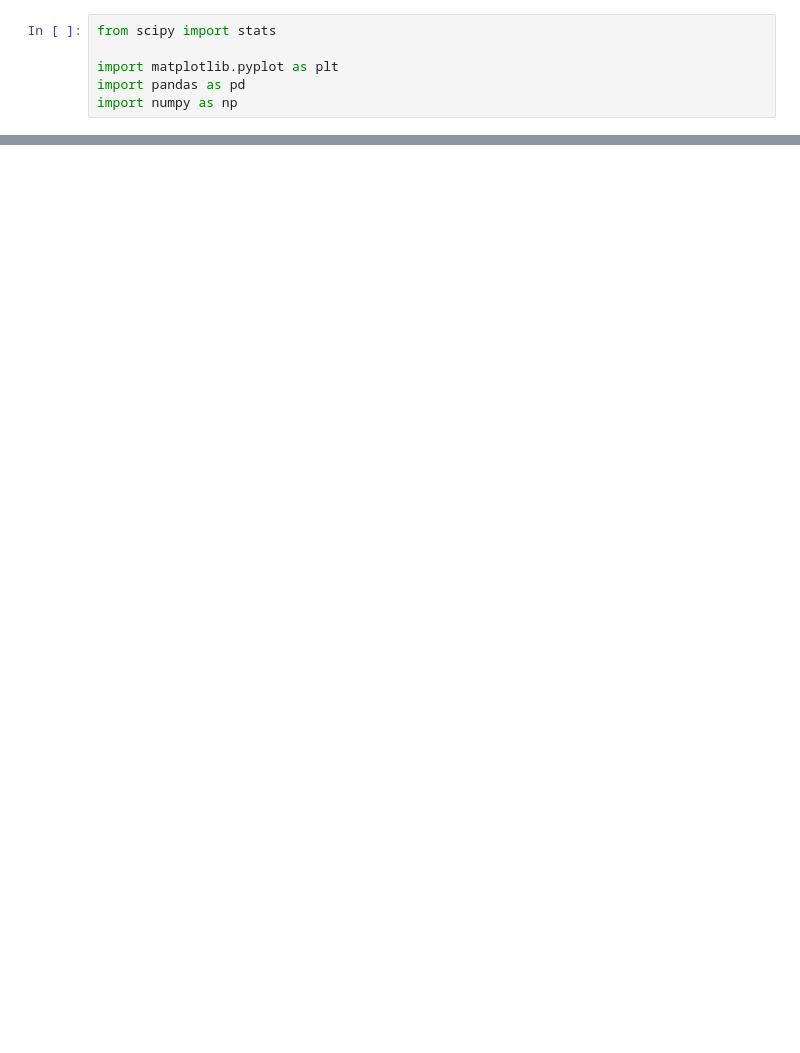
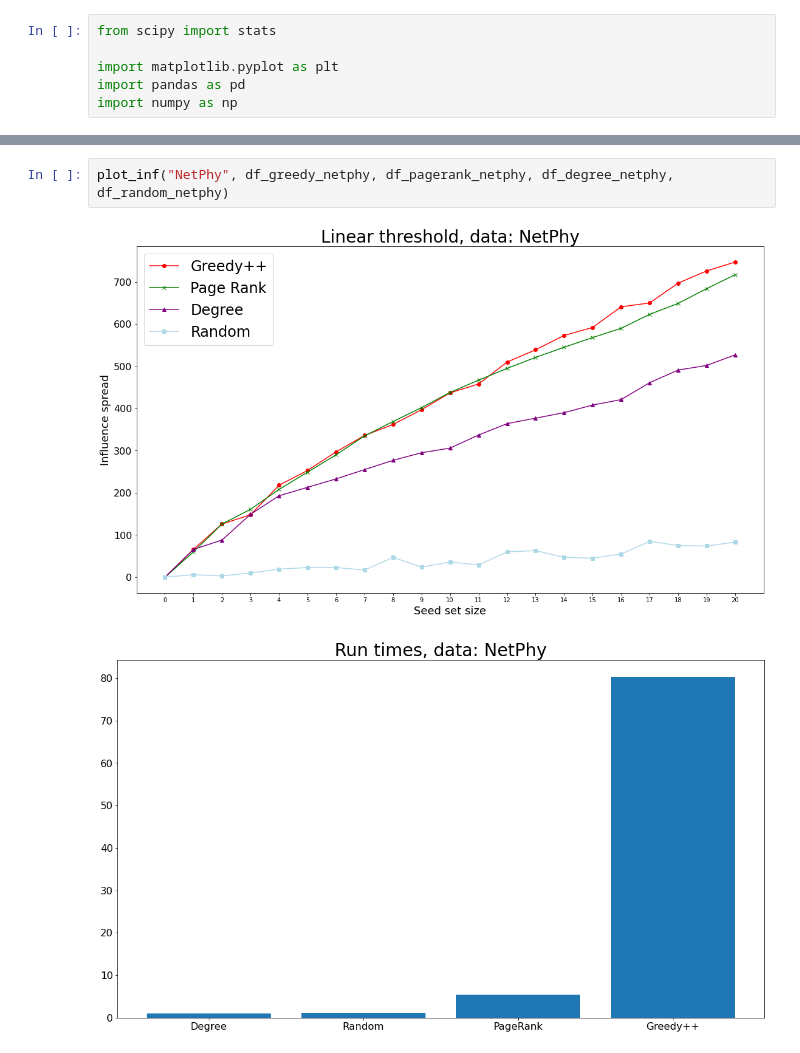
Before and after one commit to mfm92/Reproducibility_TopK, a Jupyter notebook: stats_test.ipynb, the cells around one changed output, grey strips where cells are left out. Drawn from its saved outputs; the diff is of its cells as text; blank space fills up the shorter version.

```diff
--- a/stats_test.ipynb
+++ b/stats_test.ipynb
@@ -35,0 +161,5 @@ plt.show()
+# %%
+plot_inf("NetPhy", df_greedy_netphy, df_pagerank_netphy, df_degree_netphy, df_random_netphy)
+# %% [output]
+[figure, added]
+[figure, added]
```
Also changed, not shown: parts of 23 cells of this notebook, 20 other files.
